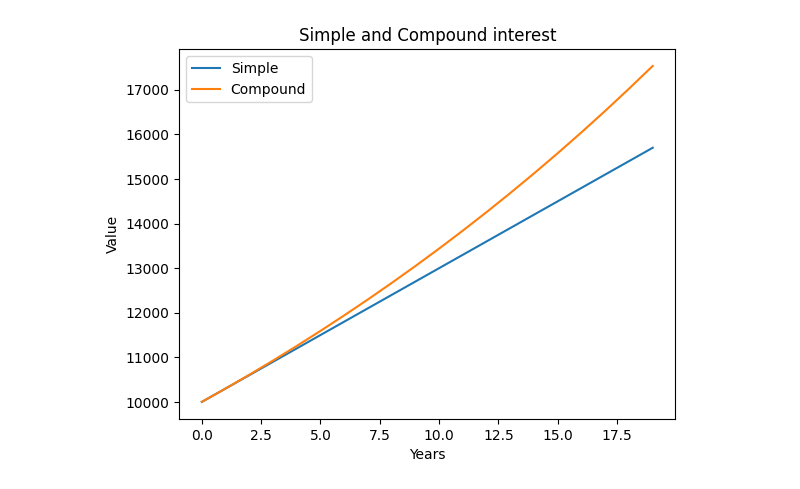
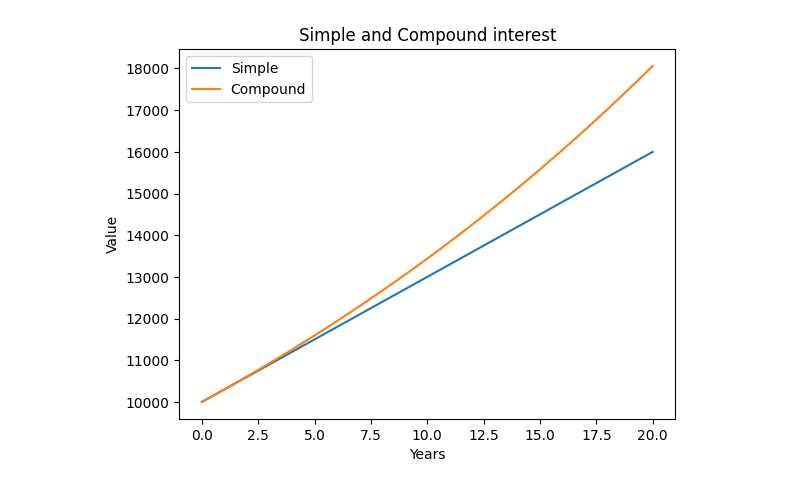
Before and after one commit to mst-mkt/iniad-cs2-jupyter, a Jupyter notebook: kadai/1-1-2.ipynb, the cells around one changed output. Saved outputs shown, nothing was run; the diff lists cells and outputs as text; code cells hidden in the pictures.

```diff
--- a/kadai/1-1-2.ipynb
+++ b/kadai/1-1-2.ipynb
@@ -4,24 +4,24 @@ import math
 # %%
 xs = []
 ys_simple = []
 ys_compound = []
 
 principal = 10000
 rate = 0.03
 
-for x in range(20):
+for x in range(21):
     xs.append(x)
     ys_simple.append((x * principal * rate) + principal)
     ys_compound.append(principal * (1 + rate) ** x)
 
 plt.plot(xs, ys_simple, label="Simple")
 plt.plot(xs, ys_compound, label="Compound")
 
 plt.title("Simple and Compound interest")
 plt.xlabel("Years")
 plt.ylabel("Value")
 
 plt.legend()
 plt.show()
 # %% [output]
-[figure, old version]
+[figure, new version]
```
